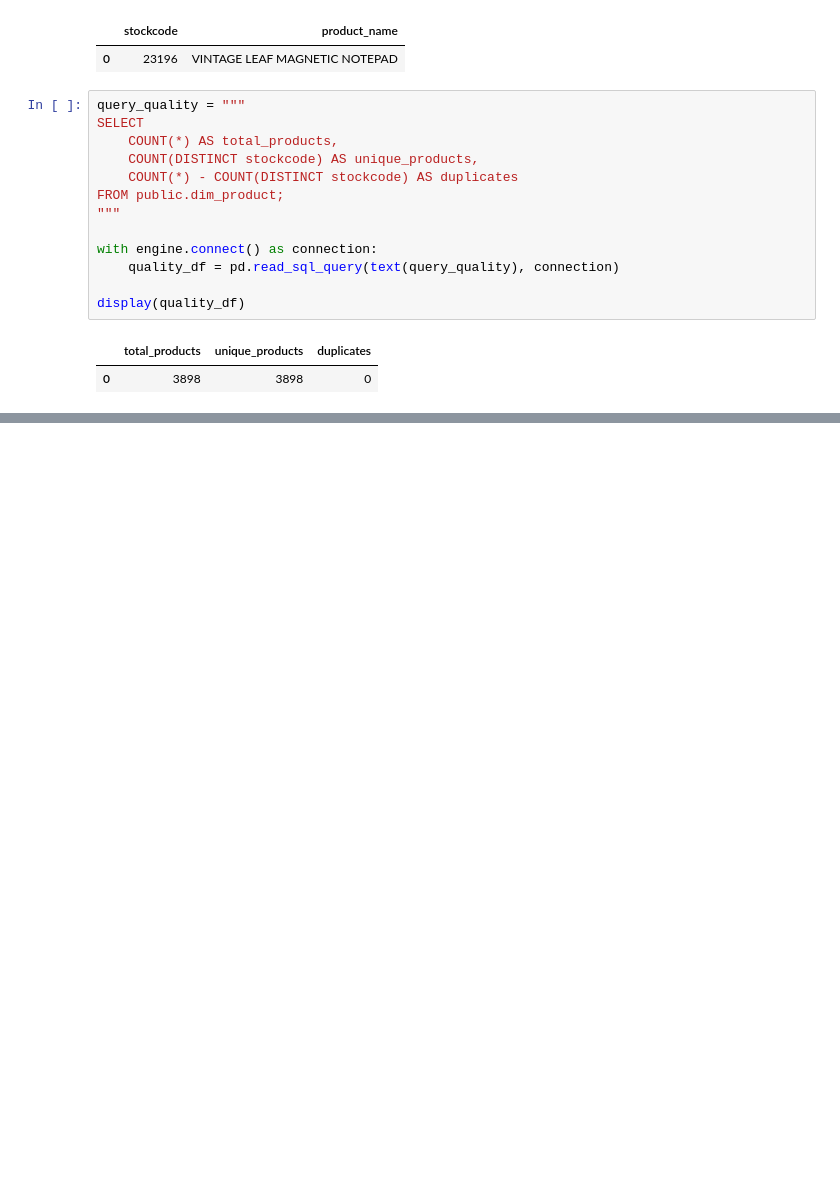
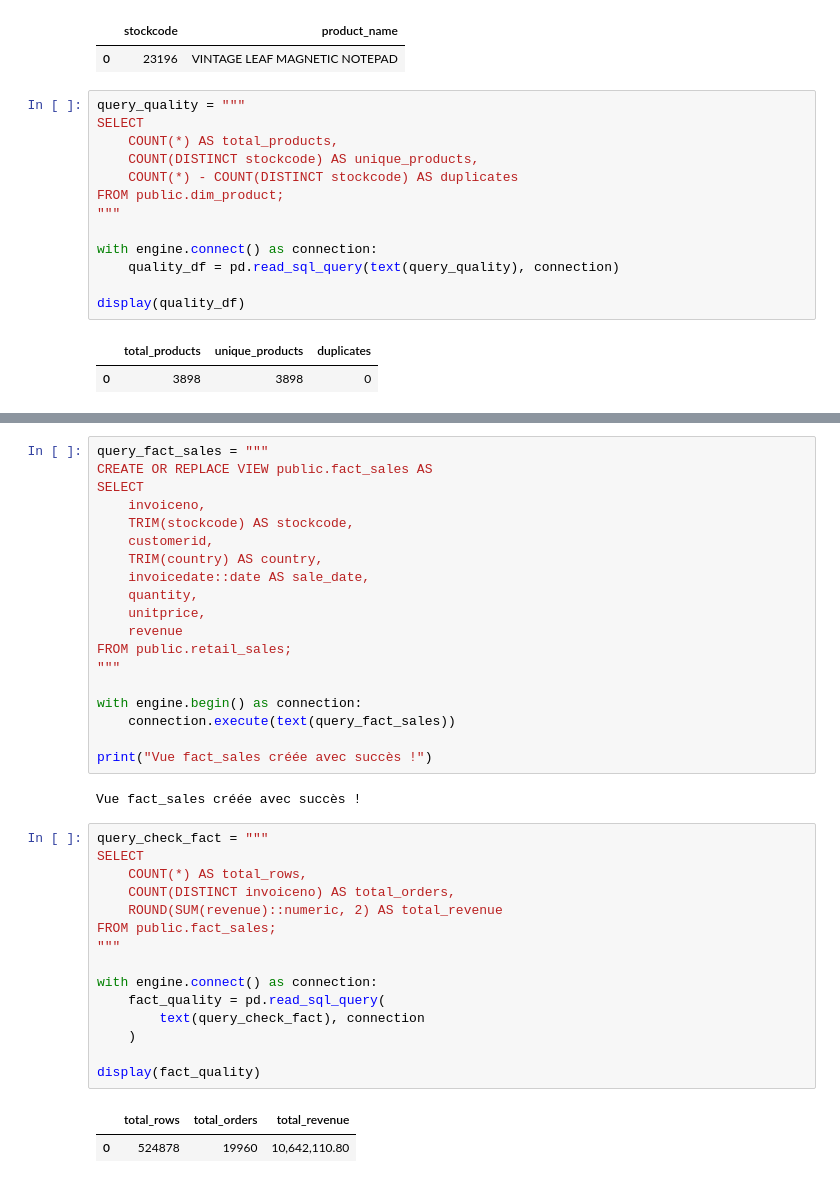
Before and after one commit to yara951/customer-analytics-dashboard, a Jupyter notebook: notebooks/04_sql_advanced.ipynb, the cells around one changed output, grey strips where cells are left out. Drawn from its saved outputs; the diff is of its cells as text; blank space fills up the shorter version.

```diff
--- a/notebooks/04_sql_advanced.ipynb
+++ b/notebooks/04_sql_advanced.ipynb
@@ -588,0 +719,39 @@ display(quality_df)
+# %%
+query_fact_sales = """
+CREATE OR REPLACE VIEW public.fact_sales AS
+SELECT
+    invoiceno,
+    TRIM(stockcode) AS stockcode,
+    customerid,
+    TRIM(country) AS country,
+    invoicedate::date AS sale_date,
+    quantity,
+    unitprice,
+    revenue
+FROM public.retail_sales;
+"""
+
+with engine.begin() as connection:
+    connection.execute(text(query_fact_sales))
+
+print("Vue fact_sales créée avec succès !")
+# %% [output]
+Vue fact_sales créée avec succès !
+# %%
+query_check_fact = """
+SELECT
+    COUNT(*) AS total_rows,
+    COUNT(DISTINCT invoiceno) AS total_orders,
+    ROUND(SUM(revenue)::numeric, 2) AS total_revenue
+FROM public.fact_sales;
+"""
+
+with engine.connect() as connection:
+    fact_quality = pd.read_sql_query(
+        text(query_check_fact), connection
+    )
+
+display(fact_quality)
+# %% [output]
+|  | total_rows | total_orders | total_revenue |
+| 0 | 524878 | 19960 | 10,642,110.80 |
```
Also changed, not shown: parts of 6 cells of this notebook.
